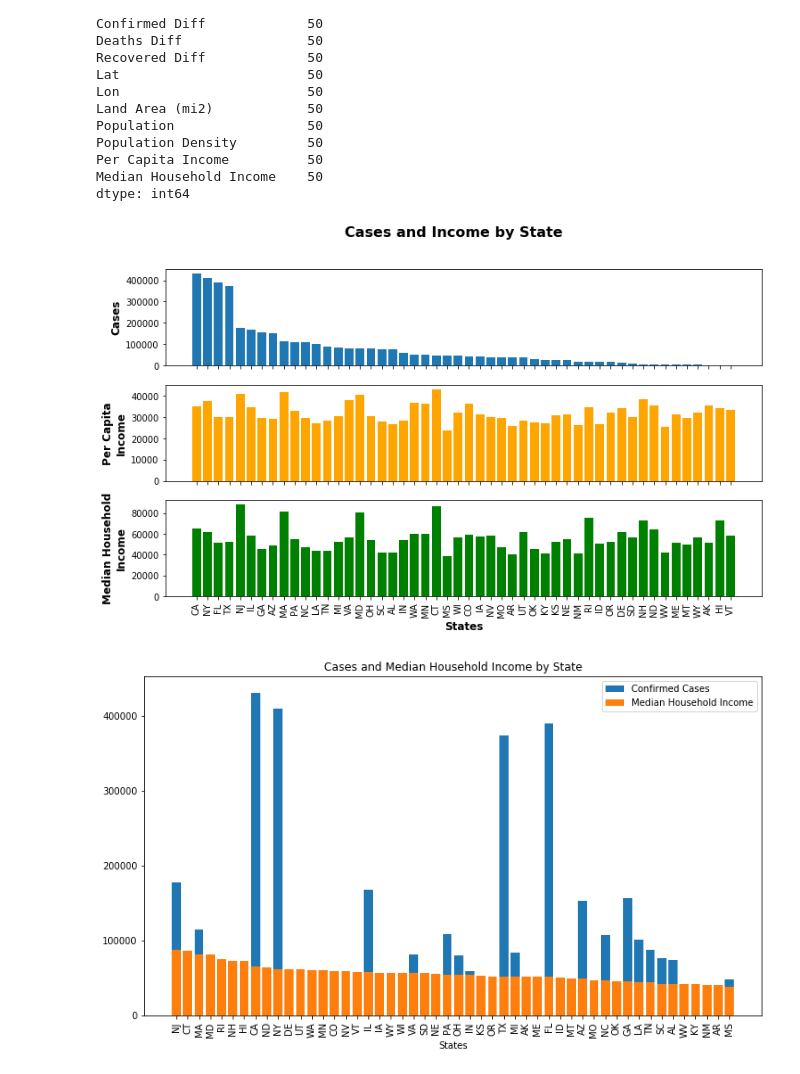
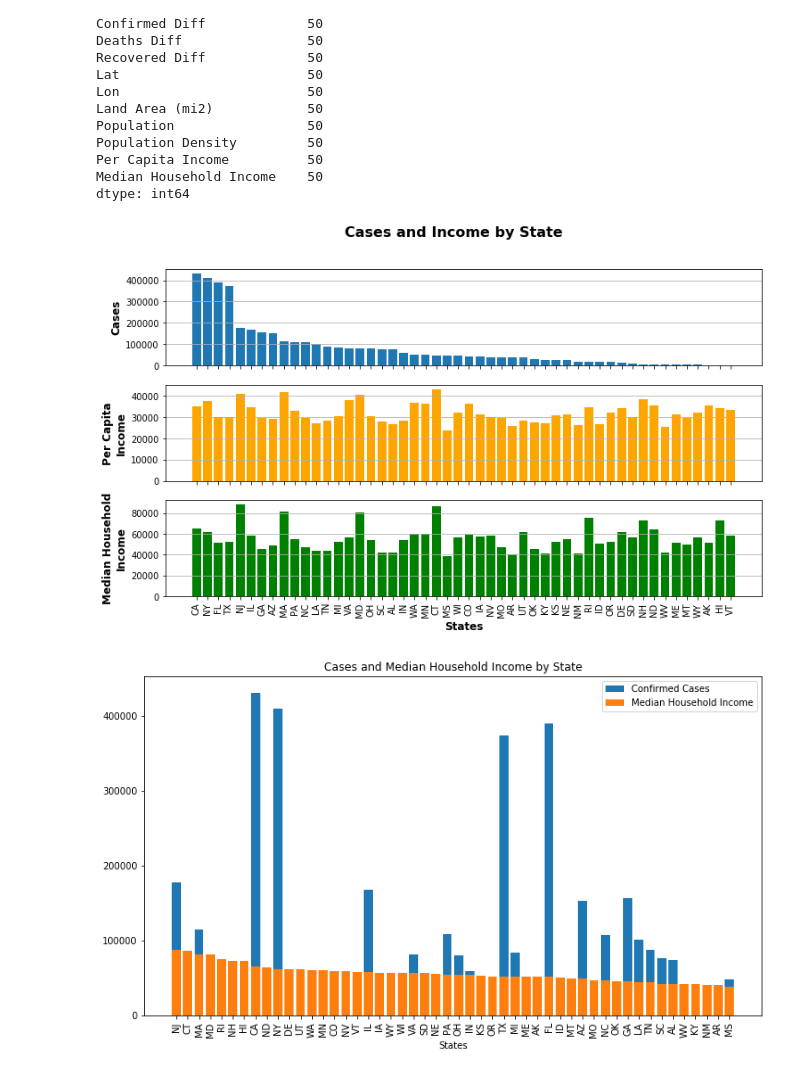
Before and after one commit to phantomsoul1/python-covid-challenge, a Jupyter notebook: JupyterNotebooks/George/CasesVsWealth.ipynb, the cells around one changed output. Saved outputs shown, nothing was run; the diff lists cells and outputs as text; code cells hidden in the pictures.

```diff
--- a/JupyterNotebooks/George/CasesVsWealth.ipynb
+++ b/JupyterNotebooks/George/CasesVsWealth.ipynb
@@ -55,38 +55,38 @@ dtype: int64
 # %%
 recent_df = recent_df.sort_values(['Confirmed'], ascending=False)
 
 fig, (ax1, ax2, ax3) = plt.subplots(3, sharex=True)
 fig.suptitle("Cases and Income by State", fontsize=16, fontweight="bold")
 
 #ax1.set_xlim(min(year), max(year))
 ax1.bar(recent_df['State'], recent_df['Confirmed'])
-#ax1.plot(year, vc_fit, "b--", linewidth=1)
 ax1.set_ylabel("Cases", fontsize=12, fontweight='bold')
+ax1.grid(b='true', which='major', axis='y')
 
 ax2.bar(recent_df['State'], recent_df['Per Capita Income'], color='orange')
-#ax2.plot(year, m_fit, "r--", linewidth=1)
 ax2.set_ylabel("Per Capita\nIncome", fontsize=12, fontweight='bold')
+ax2.grid(b='true', which='major', axis='y')
 
 ax3.bar(recent_df['State'], recent_df['Median Household Income'], color='green')
-#ax3.plot(year, aa_fit, "g--", linewidth=1)
 ax3.set_ylabel("Median Household\nIncome", fontsize=12, fontweight='bold')
 ax3.set_xlabel("States", fontsize=12, fontweight='bold')
+ax3.grid(b='true', which='major', axis='y')
 
 #plt.show()
 
 # plt.bar('State', 'Confirmed', data=recent_df)
 # plt.bar('State', 'Per Capita Income', data=recent_df)
 # plt.legend(labels=['Confirmed Cases', 'Per Capita Income'], loc='best')
 # plt.xlabel('States')
 # plt.title('Cases and Per Capita Income by State')
 plt.xticks(rotation=90)
 
 fig.set_size_inches(12,6.75) #16:9 aspect
 
-plt.savefig('Figures/Cases-Income-v-State.png')
+plt.savefig('Figures/Cases-PCI-v-State.png')
 plt.show()
 # %% [output]
-[figure, old version]
+[figure, new version]
 # %%
 recent_df = recent_df.sort_values(['Median Household Income'], ascending=False)
 
```
Also changed, not shown: parts of 5 cells of this notebook, 9 other files.
